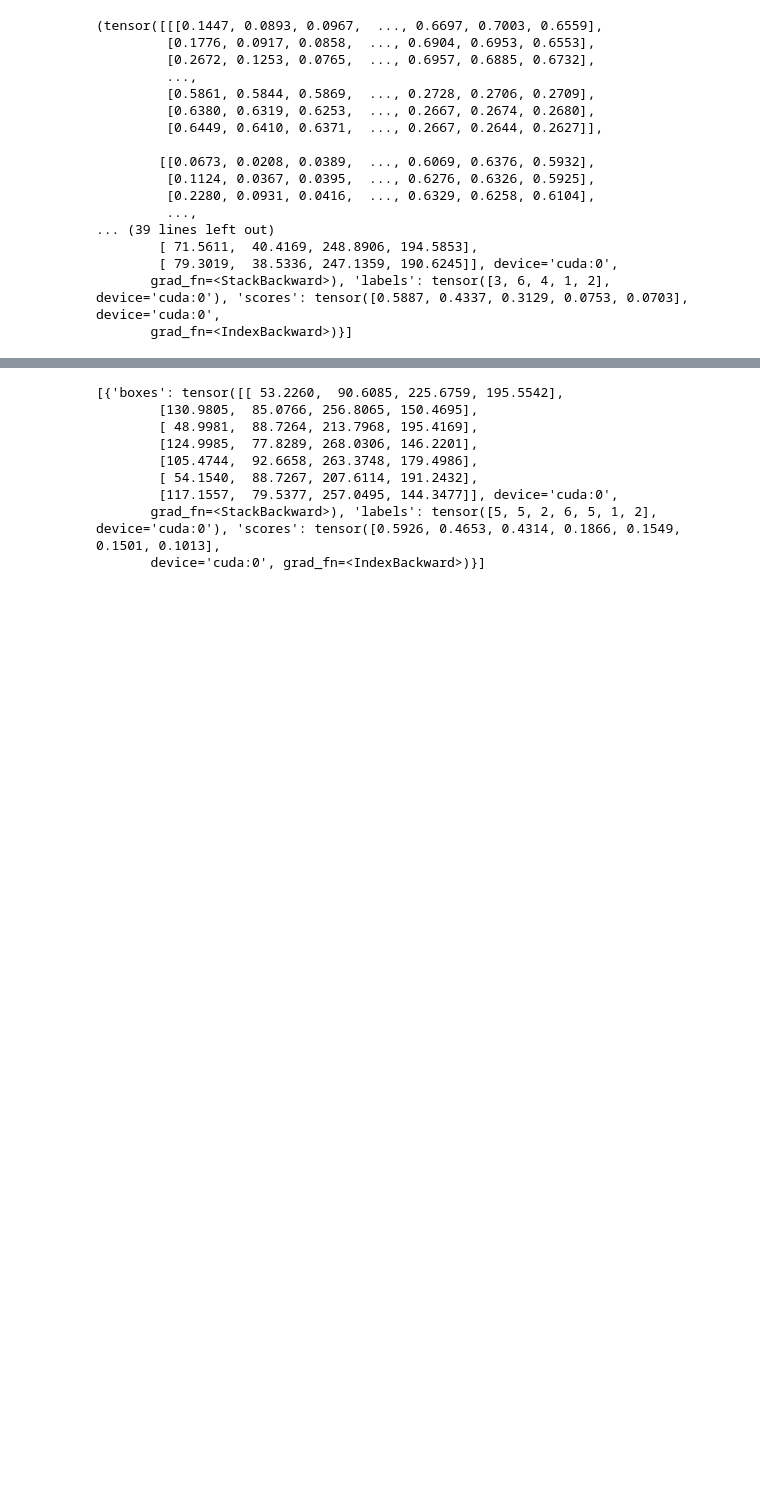
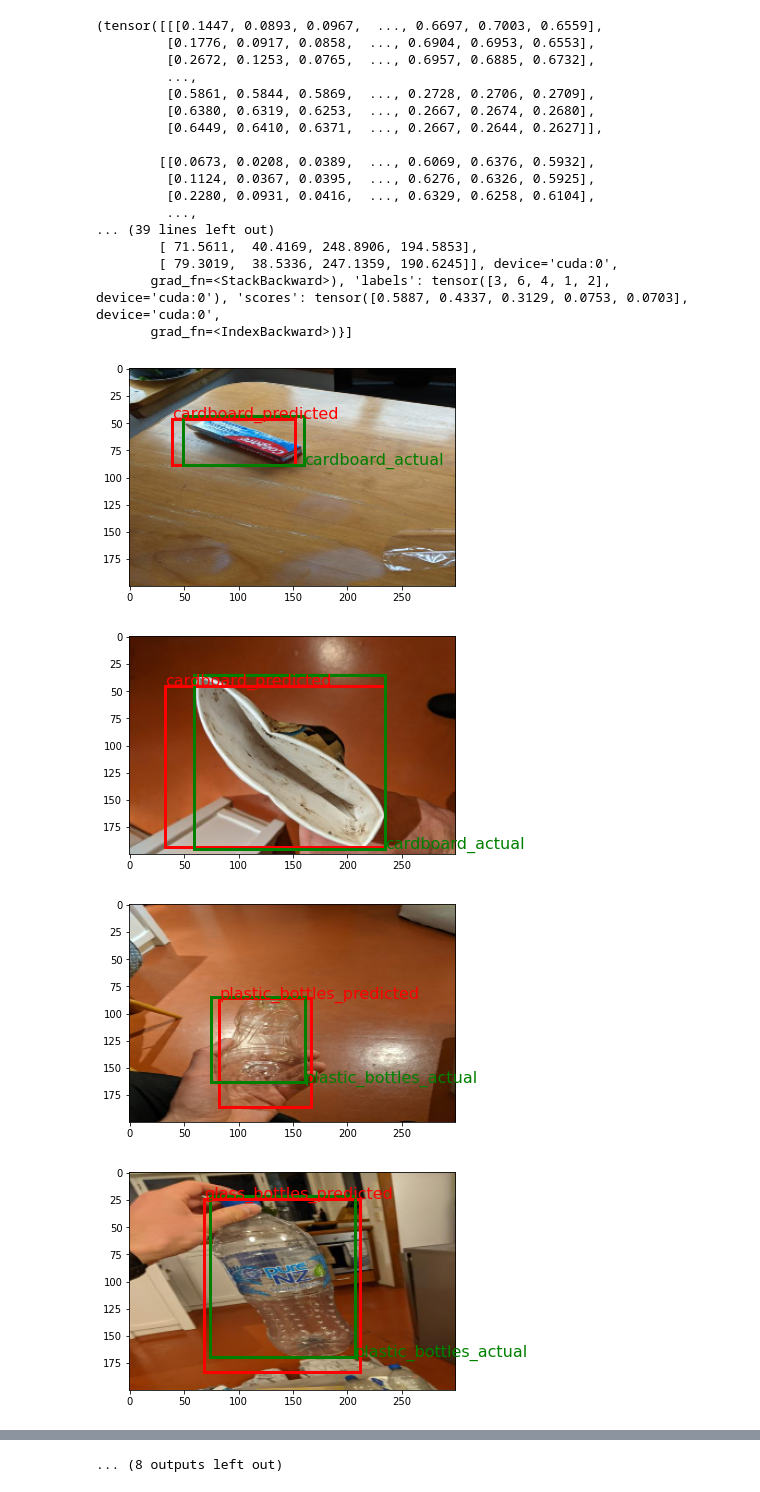
Before and after one commit to AndrewWalker251/recycling, a Jupyter notebook: recycling_object_detection.ipynb, the cells around one changed output, grey strips where cells are left out. Saved outputs shown, nothing was run; the diff lists cells and outputs as text; code cells hidden in the pictures; blank space fills up the shorter version.

```diff
--- a/recycling_object_detection.ipynb
+++ b/recycling_object_detection.ipynb
@@ -453,19 +445,40 @@ for images, actual in dataloader_test:
        grad_fn=<StackBackward>), 'labels': tensor([3, 6, 4, 1, 2], device='cuda:0'), 'scores': tensor([0.5887, 0.4337, 0.3129, 0.0753, 0.0703], device='cuda:0',
        grad_fn=<IndexBackward>)}]
 # %%
+# I want to store predictions so I can make a
+
+actual_ids = []
+prediction_ids = []
+
 # Predict boxes for all images in test set and plot the results.
 for images, actual in dataloader_test:
+
+  # remember whilst batch = 1 for test this is unrequired.
   images = list(image.to(device) for image in images)
   actual = [{k: v.to(device) for k, v in t.items()} for t in actual]
+  for actual_prediction in actual:
+    actual_number = actual_prediction['labels'].cpu().numpy()[0]
+    actual_ids.append(actual_number)
 
   # for this way of doing it you want the batch size for your test to always be 1.
 
   model.eval()
   outputs = model(images)
   outputs = [{k: v.to(device) for k, v in t.items()} for t in outputs]
+  for output_prediction in outputs:
+    predicted_number = output_prediction['labels'].cpu().numpy()[0]
+    prediction_ids.append(predicted_number)
 
-  print(outputs)
-  break
-  #for i in range(0,len(outputs)):
-    #plot_object_and_box_eval(images, outputs, actual, i)
+  # with a batch of 1 this isn't actually required as there's only 1.
+  # It also only prints out 1 object - the most likely
+  # If there's more than one object it currently wont guess more than 1.
+  for i in range(0,len(outputs)):
+    plot_object_and_box_eval(images, outputs, actual, i)
+
+df_results = pd.DataFrame({'actual': actual_ids,
+                           'predictions': prediction_ids})
 # %% [output]
+[figure, added]
+[figure, added]
+[figure, added]
+[figure, added]
@@ -472,9 +493 @@ for images, actual in dataloader_test:
-[{'boxes': tensor([[ 53.2260,  90.6085, 225.6759, 195.5542],
-        [130.9805,  85.0766, 256.8065, 150.4695],
-        [ 48.9981,  88.7264, 213.7968, 195.4169],
-        [124.9985,  77.8289, 268.0306, 146.2201],
-        [105.4744,  92.6658, 263.3748, 179.4986],
-        [ 54.1540,  88.7267, 207.6114, 191.2432],
-        [117.1557,  79.5377, 257.0495, 144.3477]], device='cuda:0',
-       grad_fn=<StackBackward>), 'labels': tensor([5, 5, 2, 6, 5, 1, 2], device='cuda:0'), 'scores': tensor([0.5926, 0.4653, 0.4314, 0.1866, 0.1549, 0.1501, 0.1013],
-       device='cuda:0', grad_fn=<IndexBackward>)}]
+... (8 outputs left out)
```
Also changed, not shown: parts of 20 cells of this notebook.
